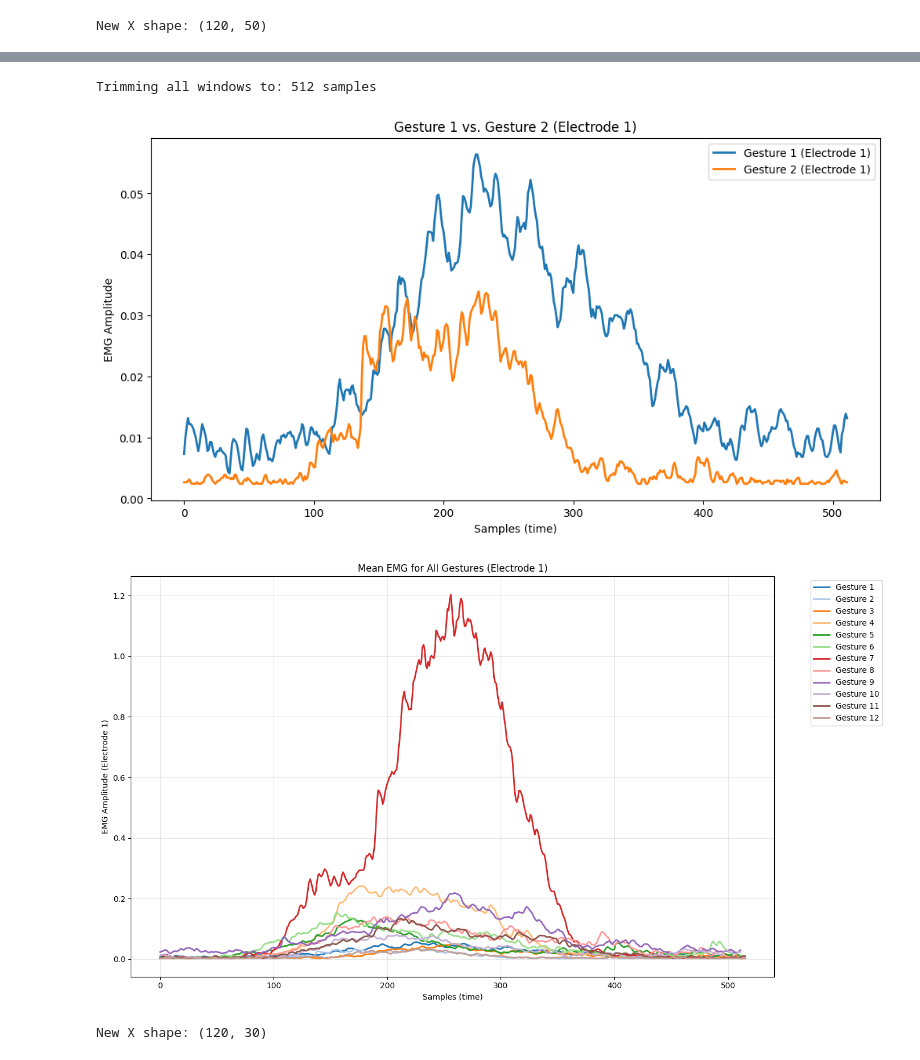
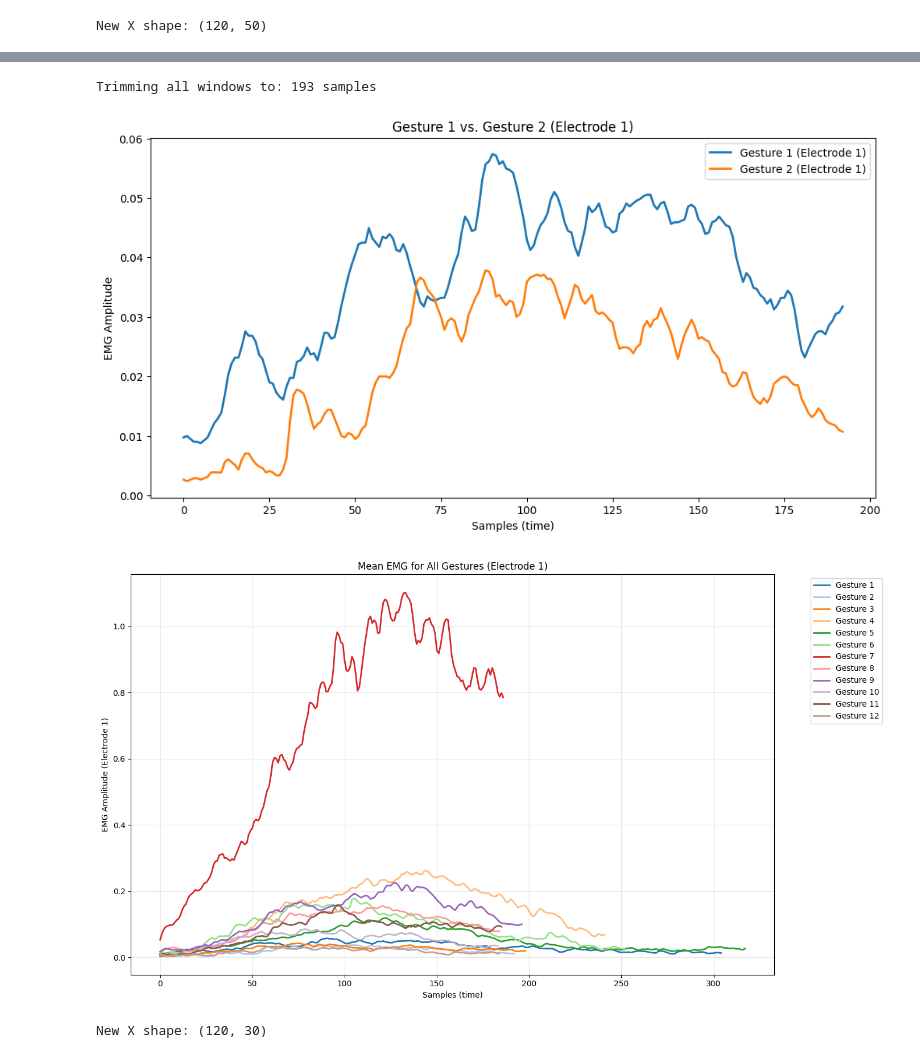
Before and after one commit to KatiaN14/prosthetichandsimulator, a Jupyter notebook: emg_gesture_classification.ipynb, the cells around one changed output, grey strips where cells are left out. Cells and saved outputs as stored; diff of their text form; code cells hidden in the pictures.

```diff
--- a/emg_gesture_classification.ipynb
+++ b/emg_gesture_classification.ipynb
@@ -214,6 +214,6 @@ Average samples per segment: 419.53333333333336
 # %%
-# Get all start indices where stimulus is 1 (Gesture 1)
-gesture_1_starts = gesture_starts[stimulus[gesture_starts] == 1]
+# Get all start indices where restimulus is 1 (Gesture 1)
+gesture_1_starts = gesture_starts[restimulus[gesture_starts] == 1]
 
 # For each start, get the next start (end of this gesture)
 # The next start is the next index in gesture_starts
@@ -227,7 +227,7 @@ for i, start in enumerate(gesture_1_starts):
         gesture_1_ends.append(end)
     else:
         # If no next start, use the end of the data
-        gesture_1_ends.append(len(stimulus))
+        gesture_1_ends.append(len(restimulus))
 
 gesture_1_ends = np.array(gesture_1_ends)
 
@@ -258,11 +258,11 @@ Average duration: 514.9 samples
 # %%
 # For each gesture (1-12), get all start indices and durations
 for g in range(1, 13):
-    starts = gesture_starts[stimulus[gesture_starts] == g]
+    starts = gesture_starts[restimulus[gesture_starts] == g]
     ends = []
     for start in starts:
         next_idx = np.searchsorted(gesture_starts, start, side='right')
-        end = gesture_starts[next_idx] if next_idx < len(gesture_starts) else len(stimulus)
+        end = gesture_starts[next_idx] if next_idx < len(gesture_starts) else len(restimulus)
         ends.append(end)
     ends = np.array(ends)
     durations = ends - starts
@@ -288,11 +288,11 @@ y = []  # gesture labels (1-12)
 # Loop over gestures 1-12
 for g in range(1, 13):
     # Get all start indices for this gesture
-    starts = gesture_starts[stimulus[gesture_starts] == g]
+    starts = gesture_starts[restimulus[gesture_starts] == g]
     for start in starts:
         # Find the end index (next gesture start)
         next_idx = np.searchsorted(gesture_starts, start, side='right')
-        end = gesture_starts[next_idx] if next_idx < len(gesture_starts) else len(stimulus)
+        end = gesture_starts[next_idx] if next_idx < len(gesture_starts) else len(restimulus)
 
         # Extract EMG window: (duration, 10)
         window = emg[start:end, :]
@@ -366,10 +366,10 @@ weighted avg       0.82      0.83      0.80        24
 # Rebuild X with more features
 X_enhanced = []
 for g in range(1, 13):
-    starts = gesture_starts[stimulus[gesture_starts] == g]
+    starts = gesture_starts[restimulus[gesture_starts] == g]
     for start in starts:
         next_idx = np.searchsorted(gesture_starts, start, side='right')
-        end = gesture_starts[next_idx] if next_idx < len(gesture_starts) else len(stimulus)
+        end = gesture_starts[next_idx] if next_idx < len(gesture_starts) else len(restimulus)
         window = emg[start:end, :]  # (duration, 10)
 
         # Compute features per electrode
@@ -464,41 +464,41 @@ gesture_1_windows = []
 gesture_2_windows = []
 
 for g in [1, 2]:
-    starts = gesture_starts[stimulus[gesture_starts] == g]
+    starts = gesture_starts[restimulus[gesture_starts] == g]
     for start in starts:
         next_idx = np.searchsorted(gesture_starts, start, side='right')
-        end = gesture_starts[next_idx] if next_idx < len(gesture_starts) else len(stimulus)
+        end = gesture_starts[next_idx] if next_idx < len(gesture_starts) else len(restimulus)
         window = emg[start:end, :]  # (duration, 10)
         if g == 1:
             gesture_1_windows.append(window)
         else:
             gesture_2_windows.append(window)
 
 # Find the minimum length across all windows
 min_length = min([w.shape[0] for w in gesture_1_windows + gesture_2_windows])
 print("Trimming all windows to:", min_length, "samples")
 
 # Trim all windows to min_length
 gesture_1_windows = [w[:min_length, :] for w in gesture_1_windows]
 gesture_2_windows = [w[:min_length, :] for w in gesture_2_windows]
 
 # Now compute mean across repetitions
 mean_gesture_1 = np.mean(gesture_1_windows, axis=0)  # (min_length, 10)
 mean_gesture_2 = np.mean(gesture_2_windows, axis=0)  # (min_length, 10)
 
 # Plot Electrode 0 for both gestures
 import matplotlib.pyplot as plt
 plt.figure(figsize=(12, 6))
 plt.plot(mean_gesture_1[:, 0], label="Gesture 1 (Electrode 1)", linewidth=2)
 plt.plot(mean_gesture_2[:, 0], label="Gesture 2 (Electrode 1)", linewidth=2)
 plt.xlabel("Samples (time)")
 plt.ylabel("EMG Amplitude")
 plt.title("Gesture 1 vs. Gesture 2 (Electrode 1)")
 plt.legend()
 plt.show()
 # %% [output]
-Trimming all windows to: 512 samples
+Trimming all windows to: 193 samples
-[figure, old version]
+[figure, new version]
 # %%
 import matplotlib.pyplot as plt
 
@@ -511,10 +511,10 @@ plt.figure(figsize=(14, 8))
 for g in range(1, 13):
     # Get all windows for this gesture
     windows = []
-    starts = gesture_starts[stimulus[gesture_starts] == g]
+    starts = gesture_starts[restimulus[gesture_starts] == g]
     for start in starts:
         next_idx = np.searchsorted(gesture_starts, start, side='right')
-        end = gesture_starts[next_idx] if next_idx < len(gesture_starts) else len(stimulus)
+        end = gesture_starts[next_idx] if next_idx < len(gesture_starts) else len(restimulus)
         window = emg[start:end, :]
         windows.append(window)
 
@@ -537,7 +537,7 @@ plt.grid(True, alpha=0.3)
 plt.tight_layout()
 plt.show()
 # %% [output]
-[figure, old version]
+[figure, new version]
 # %%
 # Rebuild X with 3 sub-windows per gesture
 X_subwindows = []
```
Also changed, not shown: parts of 26 cells of this notebook.
